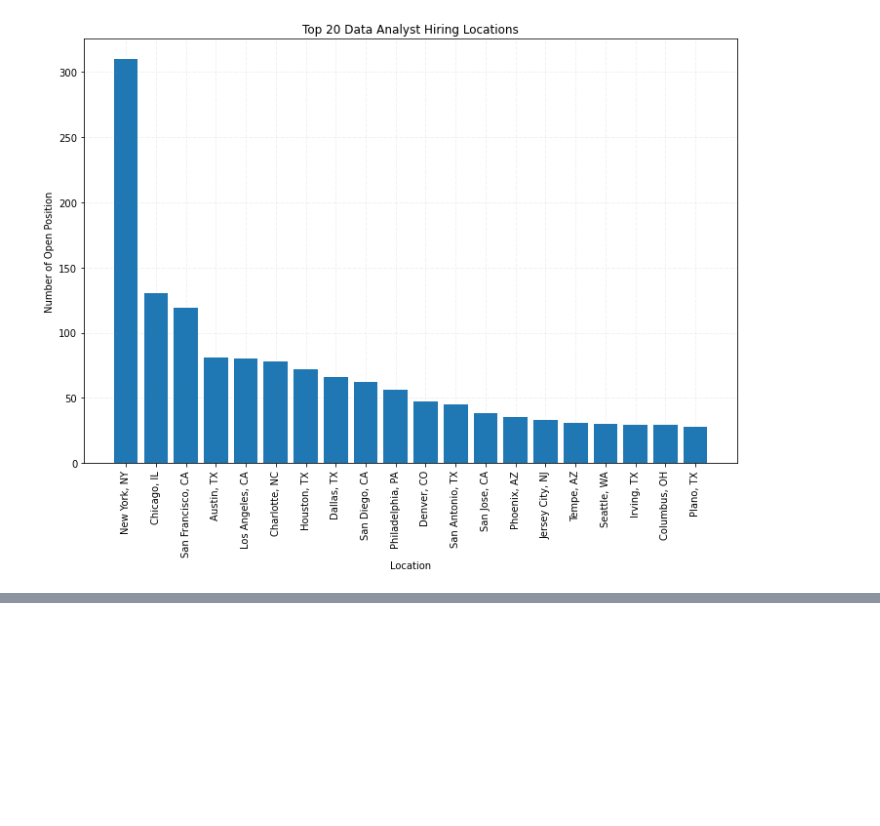
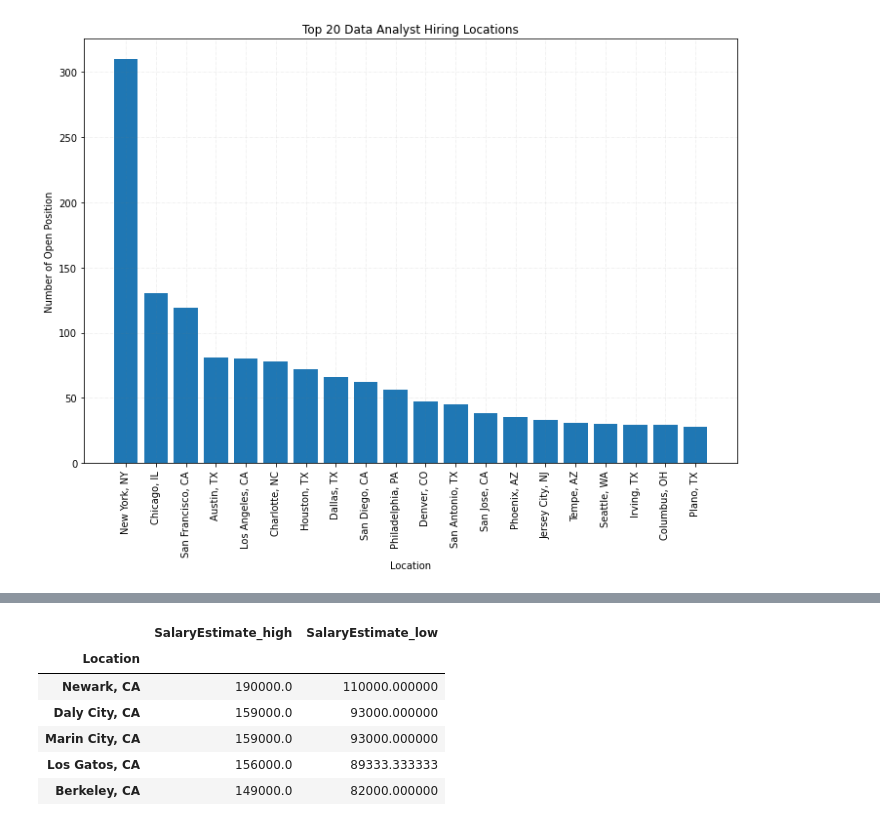
Before and after one commit to davism02/Data-Analyst-Project-3, a Jupyter notebook: ETL/analyzing_df_all.ipynb, the cells around one changed output, grey strips where cells are left out. Saved outputs shown, nothing was run; the diff lists cells and outputs as text; code cells hidden in the pictures; blank space fills up the shorter version.

```diff
--- a/ETL/analyzing_df_all.ipynb
+++ b/ETL/analyzing_df_all.ipynb
@@ -217,2 +252,12 @@ plt.savefig("max_min_salary.png")
 [figure]
 <Figure size 432x288 with 0 Axes>
+# %%
+df.head()
+# %% [output]
+|  | SalaryEstimate_high | SalaryEstimate_low |
+| Location |  |  |
+| Newark, CA | 190000.0 | 110000.000000 |
+| Daly City, CA | 159000.0 | 93000.000000 |
+| Marin City, CA | 159000.0 | 93000.000000 |
+| Los Gatos, CA | 156000.0 | 89333.333333 |
+| Berkeley, CA | 149000.0 | 82000.000000 |
```
Also changed, not shown: parts of 4 cells of this notebook, 9 other files.
